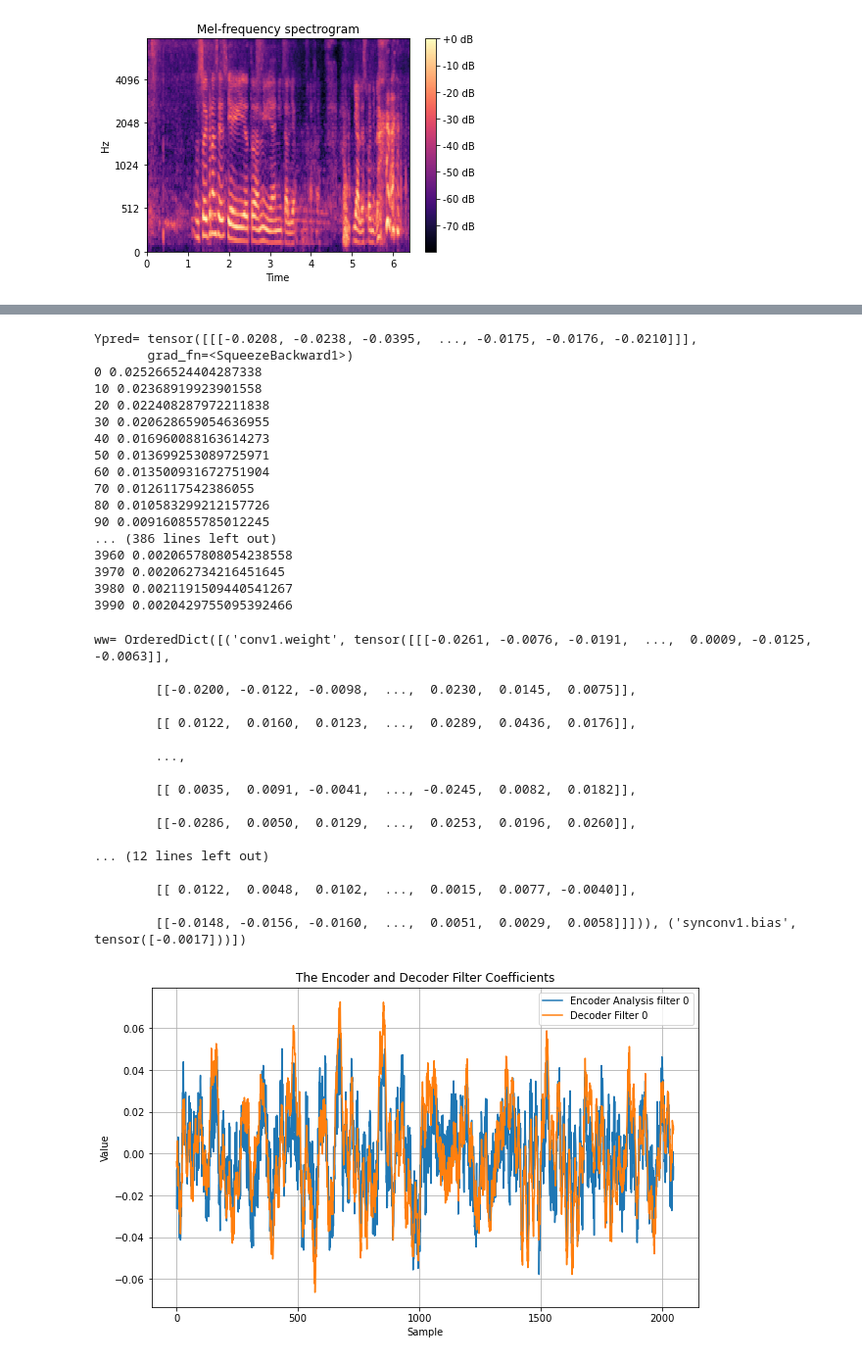
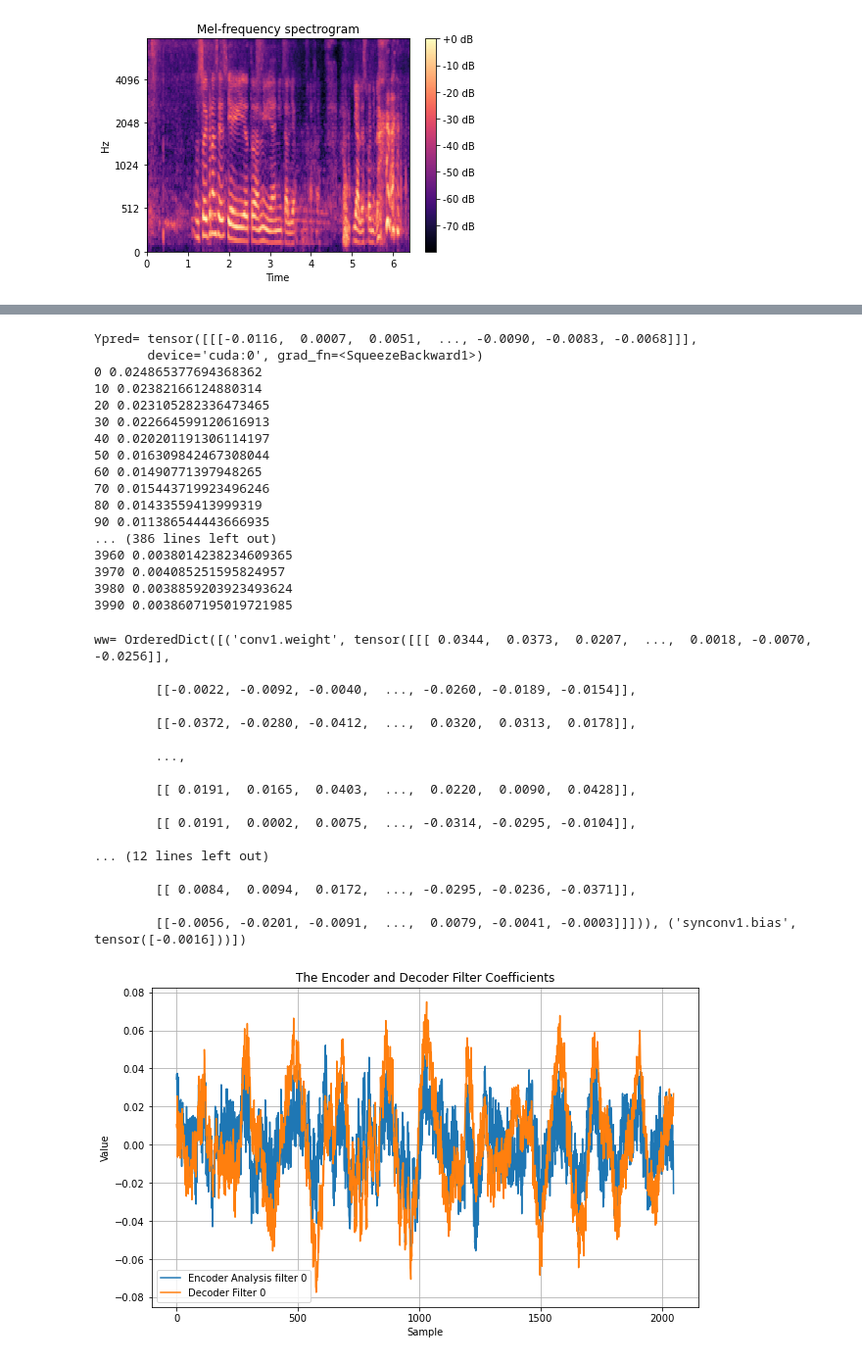
Before and after one commit to JuliethLopez/Clasificador_sarcasmo, a Jupyter notebook: Cuadernos/Test_drive.ipynb, the cells around one changed output, grey strips where cells are left out. Shown at 98% size. Saved outputs shown, nothing was run; the diff lists cells and outputs as text; code cells hidden in the pictures.

Commit message:
add updated notebook with CUDA support

```diff
--- a/Cuadernos/Test_drive.ipynb
+++ b/Cuadernos/Test_drive.ipynb
@@ -102,0 +99,11 @@ plt.plot(data[:1000], '.'); plt.plot(data[:1000], '-');
+# %%
+if sys.version_info[0] < 3:
+   # for Python 2
+   import cPickle as pickle
+else:
+   # for Python 3
+   import pickle
+
+# Device configuration
+device = torch.device('cuda' if torch.cuda.is_available() else 'cpu')
+print("device=", device)
@@ -155,10 +169,10 @@ class Convautoenc(nn.Module):
     def __init__(self):
         super(Convautoenc, self).__init__()
         #Analysis Filterbank with downsampling of N=1024, filter length of 2N, but only N/2 outputs:
-        self.conv1=nn.Conv1d(in_channels=1, out_channels=32, kernel_size=2048, stride=512, padding=1023, bias=True) #Padding for 'same' filters (kernel_size/2-1)
+        self.conv1=nn.Conv1d(in_channels=1, out_channels=32, kernel_size=2048, stride=1024, padding=1023, bias=True) #Padding for 'same' filters (kernel_size/2-1)
 
         #Synthesis filter bank:
-        self.synconv1=nn.ConvTranspose1d(in_channels=32, out_channels=1, kernel_size=2048, stride=512, padding=1023, bias=True)
+        self.synconv1=nn.ConvTranspose1d(in_channels=32, out_channels=1, kernel_size=2048, stride=1024, padding=1023, bias=True)
 
     def encoder(self, x):
         #Analysis:
@@ -250,7 +267,7 @@ else:
         Y[:,:,1:]=Y[:,:,:-1].clone() #round Robbin, shift 1 right
         Y[:,:,0]=Ylast.clone()
         #"""
-        Ypred=model(X_train+torch.randn(X_train.size())*0.05)
+        Ypred=model(X_train+torch.randn(X_train.size()).to(device)*0.05)
         #print("Ypred.shape=", Ypred.shape)
         #loss wants batch in the beginning! (Batch, Classes,...)
         #Ypredp=Ypred.permute(1,2,0)
@@ -263,59 +280,59 @@ else:
         loss.backward()
         optimizer.step()
 # %% [output]
-Ypred= tensor([[[-0.0208, -0.0238, -0.0395,  ..., -0.0175, -0.0176, -0.0210]]],
-       grad_fn=<SqueezeBackward1>)
-0 0.025266524404287338
-10 0.02368919923901558
-20 0.022408287972211838
-30 0.020628659054636955
-40 0.016960088163614273
-50 0.013699253089725971
-60 0.013500931672751904
-70 0.0126117542386055
-80 0.010583299212157726
-90 0.009160855785012245
+Ypred= tensor([[[-0.0116,  0.0007,  0.0051,  ..., -0.0090, -0.0083, -0.0068]]],
+       device='cuda:0', grad_fn=<SqueezeBackward1>)
+0 0.024865377694368362
+10 0.02382166124880314
+20 0.023105282336473465
+30 0.022664599120616913
+40 0.020201191306114197
+50 0.016309842467308044
+60 0.01490771397948265
+70 0.015443719923496246
+80 0.01433559413999319
+90 0.011386544443666935
 ... (386 lines left out)
-3960 0.0020657808054238558
-3970 0.002062734216451645
-3980 0.0021191509440541267
-3990 0.0020429755095392466
+3960 0.0038014238234609365
+3970 0.004085251595824957
+3980 0.0038859203923493624
+3990 0.0038607195019721985
 # %%
 """
 torch.save({#'epoch': epoch,
     'model_state_dict': model.state_dict(),
     'optimizer_state_dict': optimizer.state_dict()}, "audio_autoenc.torch")
 """
 
-ww = model.state_dict()   #read obtained weights
+ww = model.cpu().state_dict()   #read obtained weights
 print("ww=", ww)
 #Plot obtained weights:
 plt.figure(figsize=(10,6))
 plt.plot(np.transpose(np.array(ww['conv1.weight'][0:1,0,:])))
 plt.plot(np.transpose(np.array(ww['synconv1.weight'][0:1,0,:])))
 plt.legend(('Encoder Analysis filter 0', 'Decoder Filter 0'))
 plt.xlabel('Sample')
 plt.ylabel('Value')
 plt.title('The Encoder and Decoder Filter Coefficients')
 plt.grid()
 # %% [output]
-ww= OrderedDict([('conv1.weight', tensor([[[-0.0261, -0.0076, -0.0191,  ...,  0.0009, -0.0125, -0.0063]],
+ww= OrderedDict([('conv1.weight', tensor([[[ 0.0344,  0.0373,  0.0207,  ...,  0.0018, -0.0070, -0.0256]],
 
-        [[-0.0200, -0.0122, -0.0098,  ...,  0.0230,  0.0145,  0.0075]],
+        [[-0.0022, -0.0092, -0.0040,  ..., -0.0260, -0.0189, -0.0154]],
 
-        [[ 0.0122,  0.0160,  0.0123,  ...,  0.0289,  0.0436,  0.0176]],
+        [[-0.0372, -0.0280, -0.0412,  ...,  0.0320,  0.0313,  0.0178]],
 
         ...,
 
-        [[ 0.0035,  0.0091, -0.0041,  ..., -0.0245,  0.0082,  0.0182]],
+        [[ 0.0191,  0.0165,  0.0403,  ...,  0.0220,  0.0090,  0.0428]],
 
-        [[-0.0286,  0.0050,  0.0129,  ...,  0.0253,  0.0196,  0.0260]],
+        [[ 0.0191,  0.0002,  0.0075,  ..., -0.0314, -0.0295, -0.0104]],
 
 ... (12 lines left out)
 
-        [[ 0.0122,  0.0048,  0.0102,  ...,  0.0015,  0.0077, -0.0040]],
+        [[ 0.0084,  0.0094,  0.0172,  ..., -0.0295, -0.0236, -0.0371]],
 
-        [[-0.0148, -0.0156, -0.0160,  ...,  0.0051,  0.0029,  0.0058]]])), ('synconv1.bias', tensor([-0.0017]))])
+        [[-0.0056, -0.0201, -0.0091,  ...,  0.0079, -0.0041, -0.0003]]])), ('synconv1.bias', tensor([-0.0016]))])
-[figure, old version]
+[figure, new version]
 # %%
 #Test on training set:
```
Also changed, not shown: parts of 16 cells of this notebook, 2 other files.
